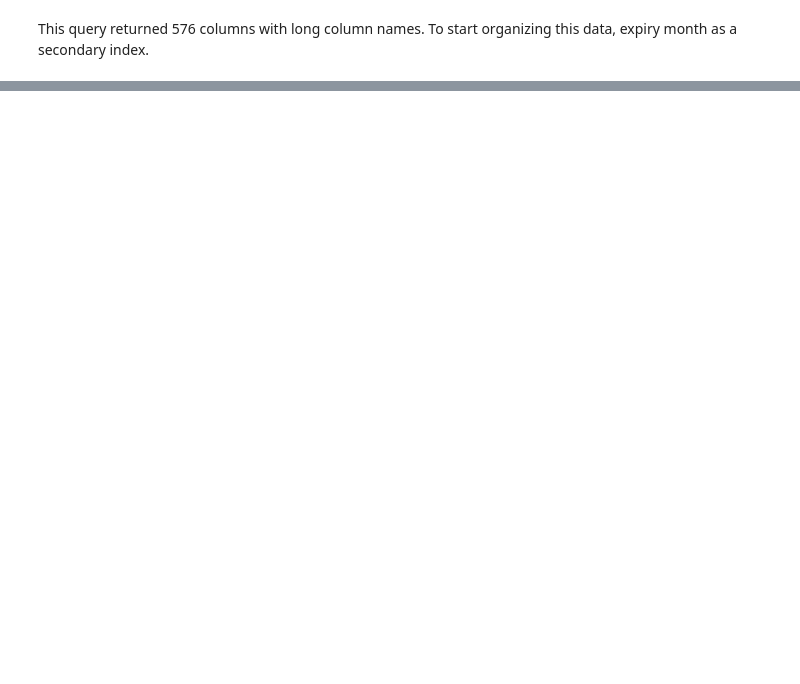
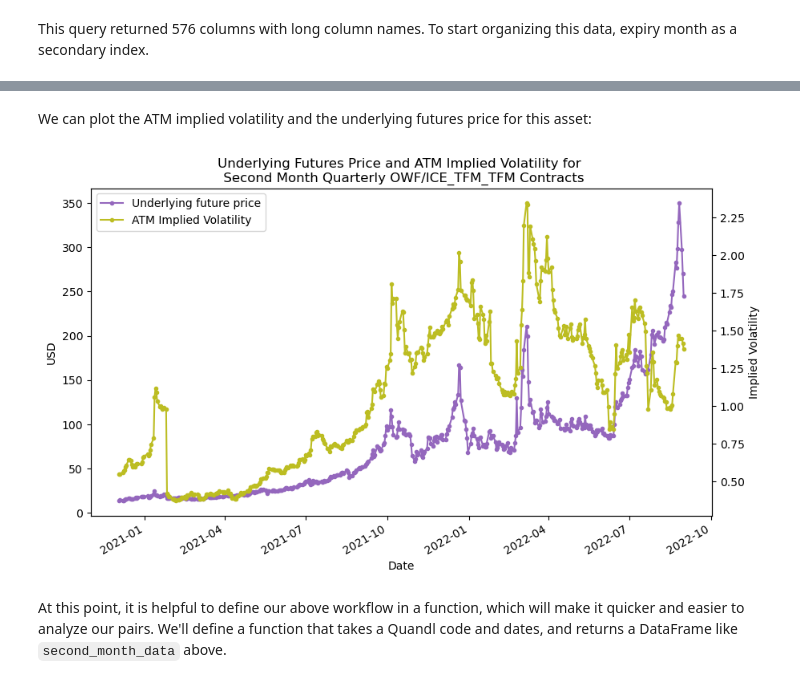
Before and after one commit to ethho/finm-33150, a Jupyter notebook: hw1.ipynb, the cells around one changed output, grey strips where cells are left out. Drawn from its saved outputs; the diff is of its cells as text; code cells hidden in the pictures; blank space fills up the shorter version.

```diff
--- a/hw1.ipynb
+++ b/hw1.ipynb
@@ -246,0 +228,4 @@ df
+# %%
+is_quarterly_contract = df.index.get_level_values(1).to_series().apply(lambda x: x.month).isin([3, 6, 9, 12]).tolist()
+quarterly_contract_data = df.loc[is_quarterly_contract, :]
+quarterly_contract_data
@@ -246,0 +249,11 @@ df
+# %%
+def loc_second_month_contract(in_df: pd.DataFrame):
+    """Aggregation function that retrieves the row containing
+    data for the second month contract."""
+    df = in_df.sort_values(by='DtT', ascending=True)
+    df = df.loc[df['DtT'] > 30.]
+    assert not df.empty, f"no rows match the second month contract query"
+    return df.iloc[0, :]
+# %%
+second_month_data = quarterly_contract_data.groupby('Date').agg(loc_second_month_contract)
+second_month_data
@@ -246,0 +275,24 @@ df
+# %% [markdown]
+We can plot the ATM implied volatility and the underlying futures price for this asset:
+# %%
+plt.figure()
+ax1 = second_month_data['Future'].plot(
+    marker='o', markersize=3,
+    color='C4', xlabel='Date',
+    ylabel='USD',
+    figsize=(10, 6)
+)
+ax2 = second_month_data['AtM'].plot(
+    marker='o',markersize=3, mark_right=False,
+    color='C8', ylabel='Implied Volatility',
+    secondary_y=True,
+)
+h1, l1 = ax1.get_legend_handles_labels()
+h2, l2 = ax2.get_legend_handles_labels()
+ax1.legend(h1+h2, ['Underlying future price', 'ATM Implied Volatility'], loc='best')
+plt.title('Underlying Futures Price and ATM Implied Volatility for \n Second Month Quarterly OWF/ICE_TFM_TFM Contracts')
+None
+# %% [output]
+[figure, added]
+# %% [markdown]
+At this point, it is helpful to define our above workflow in a function, which will make it quicker and easier to analyze our pairs. We'll define a function that takes a Quandl code and dates, and returns a DataFrame like `second_month_data` above.
```
Also changed, not shown: parts of 17 cells of this notebook.
